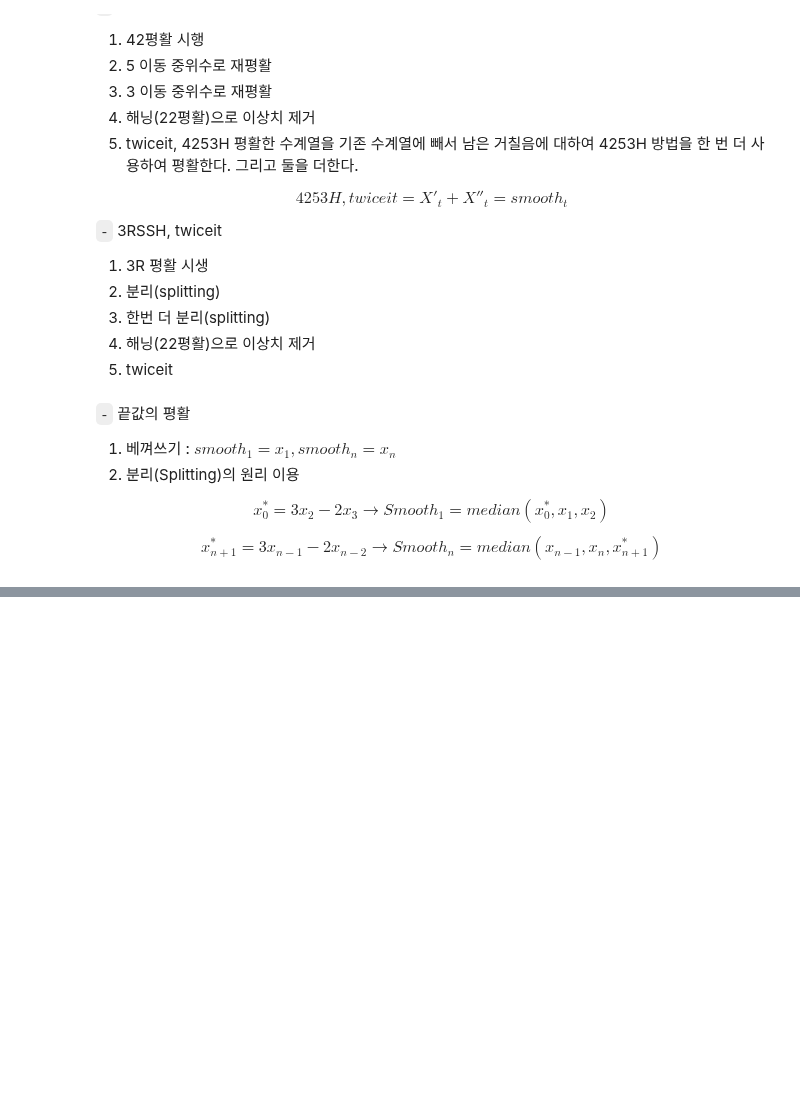
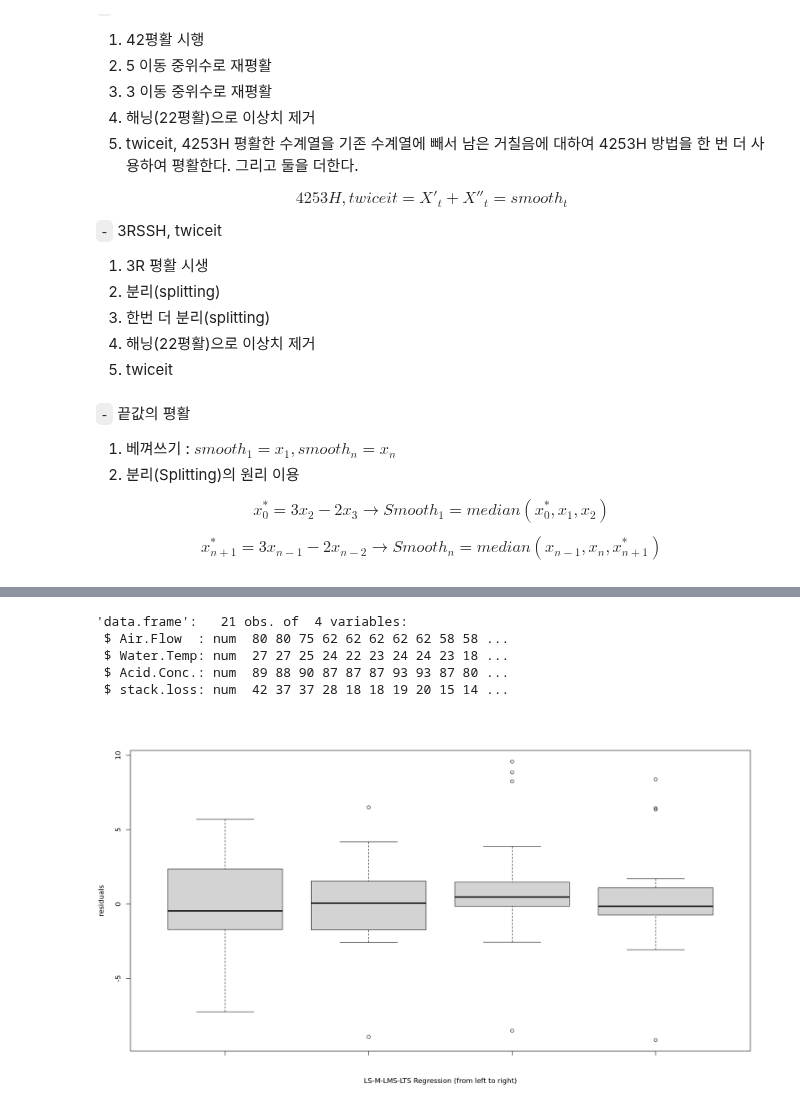
Before and after one commit to HollyRiver/R, a Jupyter notebook: EDA/code assemble.ipynb, the cells around one changed output, grey strips where cells are left out. Drawn from its saved outputs; the diff is of its cells as text; code cells hidden in the pictures; blank space fills up the shorter version.

```diff
--- a/EDA/code assemble.ipynb
+++ b/EDA/code assemble.ipynb
@@ -102,0 +347,19 @@ smooth(x, kind = "3RS3R", twiceit = TRUE,  ## 3RS3R, 3RSS, 3RSR, 3R, 3, S
+# %%
+str(stackloss)
+# %% [output]
+'data.frame':   21 obs. of  4 variables:
+ $ Air.Flow  : num  80 80 75 62 62 62 62 62 58 58 ...
+ $ Water.Temp: num  27 27 25 24 22 23 24 24 23 18 ...
+ $ Acid.Conc.: num  89 88 90 87 87 87 93 93 87 80 ...
+ $ stack.loss: num  42 37 37 28 18 18 19 20 15 14 ...
+# %%
+## 설명변수를 전부 사용하는 모평이므로 아와 같이 인자를 선언할 수 있다.
+m1 = lm(stack.loss~., stackloss)
+m2 = rlm(stack.loss~., stackloss)
+m3 = lqs(stack.loss~., stackloss, method = "lms")
+m4 = lqs(stack.loss~., stackloss, method = "lts", quantile = 16)
+# %%
+boxplot(m1$resid, m2$resid, m3$resid, m4$resid, ylab = "residuals",
+        xlab = "LS-M-LMS-LTS Regression (from left to right)")
+# %% [output]
+[figure, added]
```
Also changed, not shown: parts of 35 cells of this notebook, 1 other file.
